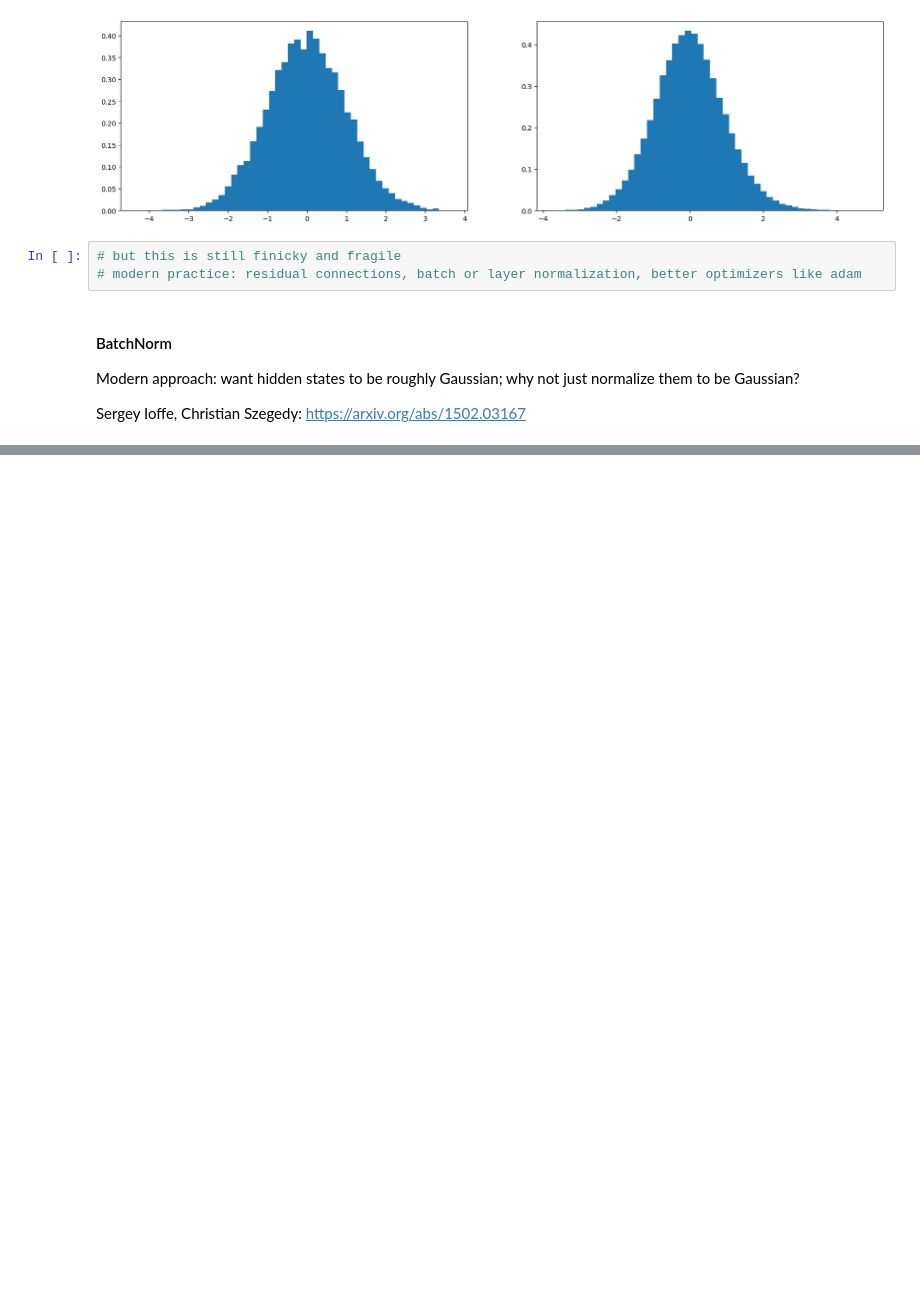
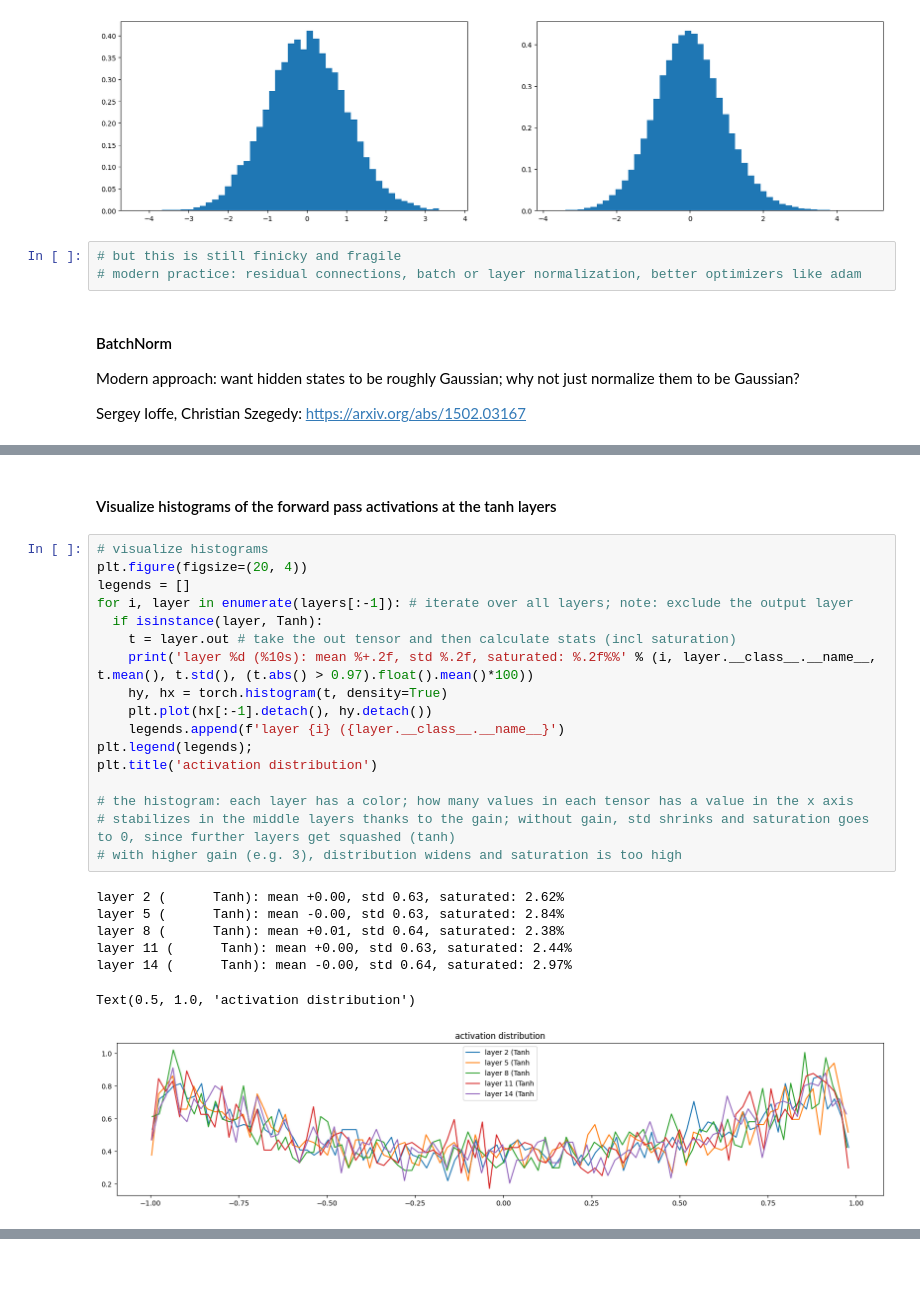
Before and after one commit to jcentner/makemore-repro, a Jupyter notebook: 02_MLP2.ipynb, the cells around one changed output, grey strips where cells are left out. Cells and saved outputs as stored; diff of their text form; blank space fills up the shorter version.

Commit message:
working on torchified example for MLP

```diff
--- a/02_MLP2.ipynb
+++ b/02_MLP2.ipynb
@@ -546,0 +691,27 @@ Side effect: every training example in a batch is linked; turns into a regulariz
+# %% [markdown]
+#### Visualize histograms of the forward pass activations at the tanh layers
+# %%
+# visualize histograms
+plt.figure(figsize=(20, 4))
+legends = []
+for i, layer in enumerate(layers[:-1]): # iterate over all layers; note: exclude the output layer
+  if isinstance(layer, Tanh):
+    t = layer.out # take the out tensor and then calculate stats (incl saturation)
+    print('layer %d (%10s): mean %+.2f, std %.2f, saturated: %.2f%%' % (i, layer.__class__.__name__, t.mean(), t.std(), (t.abs() > 0.97).float().mean()*100))
+    hy, hx = torch.histogram(t, density=True)
+    plt.plot(hx[:-1].detach(), hy.detach())
+    legends.append(f'layer {i} ({layer.__class__.__name__}')
+plt.legend(legends);
+plt.title('activation distribution')
+
+# the histogram: each layer has a color; how many values in each tensor has a value in the x axis
+# stabilizes in the middle layers thanks to the gain; without gain, std shrinks and saturation goes to 0, since further layers get squashed (tanh)
+# with higher gain (e.g. 3), distribution widens and saturation is too high
+# %% [output]
+layer 2 (      Tanh): mean +0.00, std 0.63, saturated: 2.62%
+layer 5 (      Tanh): mean -0.00, std 0.63, saturated: 2.84%
+layer 8 (      Tanh): mean +0.01, std 0.64, saturated: 2.38%
+layer 11 (      Tanh): mean +0.00, std 0.63, saturated: 2.44%
+layer 14 (      Tanh): mean -0.00, std 0.64, saturated: 2.97%
+Text(0.5, 1.0, 'activation distribution')
+[figure, added]
```
Also changed, not shown: parts of 10 cells of this notebook, 1 other file.
